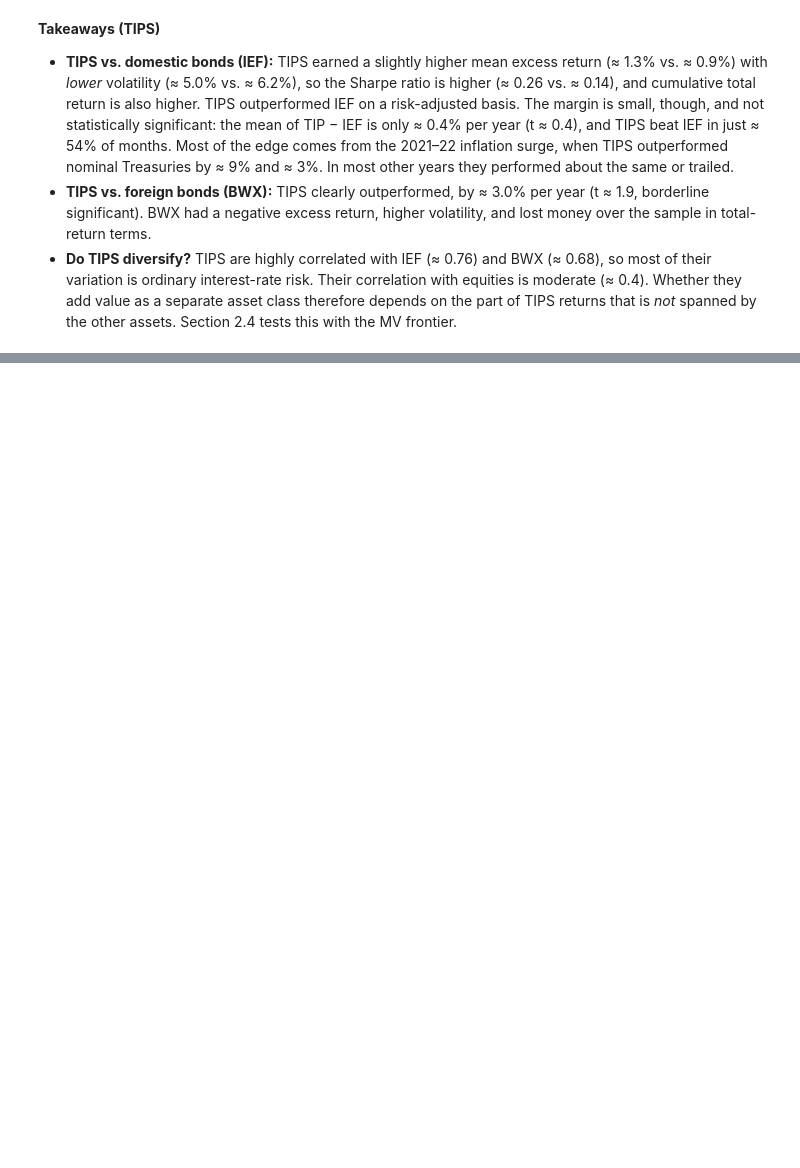
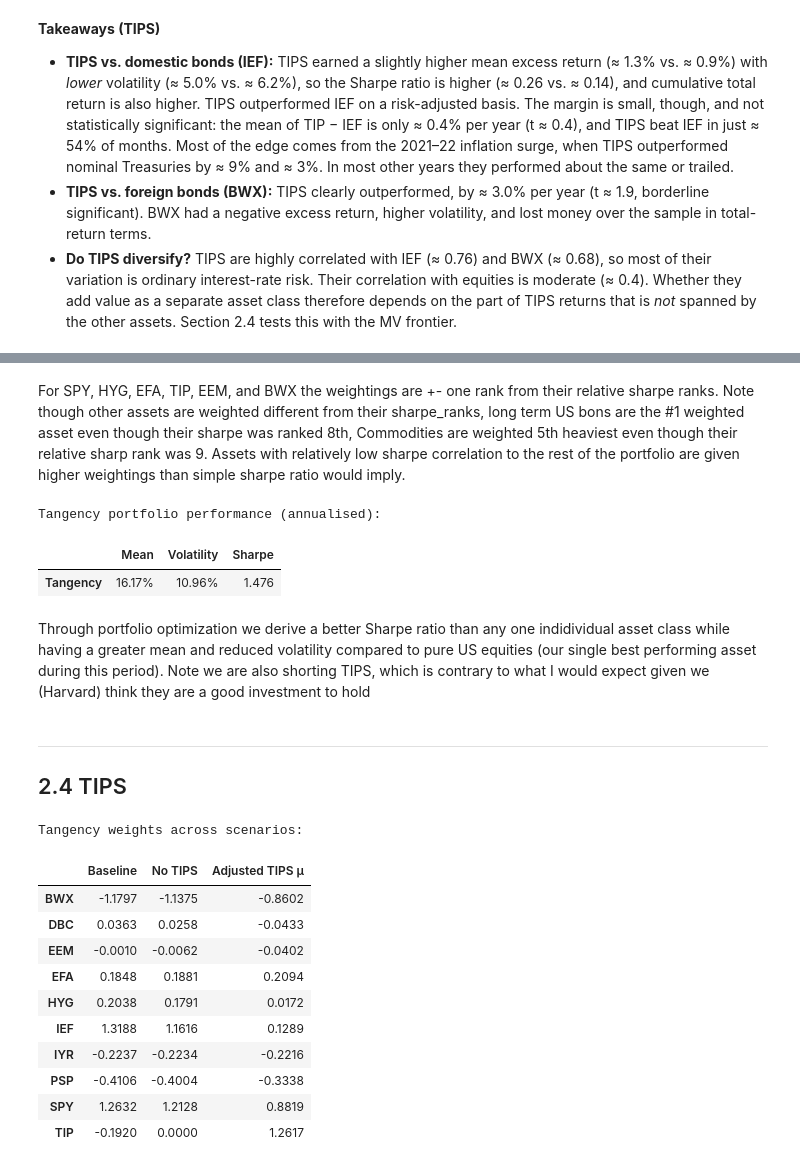
Before and after one commit to Brendon-Wang/harvard-endowment, a Jupyter notebook: harvard_endowment.ipynb, the cells around one changed output, grey strips where cells are left out. Drawn from its saved outputs; the diff is of its cells as text; code cells hidden in the pictures; blank space fills up the shorter version.

```diff
--- a/harvard_endowment.ipynb
+++ b/harvard_endowment.ipynb
@@ -214,0 +277,19 @@ plt.show()
+# %% [markdown]
+For SPY, HYG, EFA, TIP, EEM, and BWX the weightings are +- one rank from their relative sharpe ranks. Note though other assets are weighted different from their sharpe_ranks, long term US bons are the #1 weighted asset even though their sharpe was ranked 8th, Commodities are weighted 5th heaviest even though their relative sharp rank was 9. Assets with relatively low sharpe correlation to the rest of the portfolio are given higher weightings than simple sharpe ratio would imply.
+# %%
+# ── Tangency portfolio: mean, volatility, Sharpe ─────────────────────────────
+
+tan_rets = rets @ w_tan_s                     # time-series of portfolio returns
+tan_perf = performance_summary(tan_rets.to_frame('Tangency'))
+
+print('Tangency portfolio performance (annualised):')
+tan_perf.style.format({'Mean': '{:.2%}', 'Volatility': '{:.2%}', 'Sharpe': '{:.3f}'})
+# %% [output]
+Tangency portfolio performance (annualised):
+|  | Mean | Volatility | Sharpe |
+| Tangency | 16.17% | 10.96% | 1.476 |
+# %% [markdown]
+Through portfolio optimization we derive a better Sharpe ratio than any one indidividual asset class while having a greater mean and reduced volatility compared to pure US equities (our single best performing asset during this period). Note we are also shorting TIPS, which is contrary to what I would expect given we (Harvard) think they are a good investment to hold
+# %% [markdown]
+---
+## 2.4 TIPS
@@ -214,0 +332,23 @@ plt.show()
+# %%
+# ── Weight comparison (all three scenarios) ───────────────────────────────────
+weight_comp = pd.DataFrame({
+    'Baseline':               w_base,
+    'No TIPS':                w_no_tips,
+    'Adjusted TIPS μ':        w_adj,
+}).fillna(0)    # TIPS row shows 0 in No-TIPS column
+
+print('Tangency weights across scenarios:')
+weight_comp.style.format('{:.4f}').background_gradient(cmap='RdYlGn')
+# %% [output]
+Tangency weights across scenarios:
+|  | Baseline | No TIPS | Adjusted TIPS μ |
+| BWX | -1.1797 | -1.1375 | -0.8602 |
+| DBC | 0.0363 | 0.0258 | -0.0433 |
+| EEM | -0.0010 | -0.0062 | -0.0402 |
+| EFA | 0.1848 | 0.1881 | 0.2094 |
+| HYG | 0.2038 | 0.1791 | 0.0172 |
+| IEF | 1.3188 | 1.1616 | 0.1289 |
+| IYR | -0.2237 | -0.2234 | -0.2216 |
+| PSP | -0.4106 | -0.4004 | -0.3338 |
+| SPY | 1.2632 | 1.2128 | 0.8819 |
+| TIP | -0.1920 | 0.0000 | 1.2617 |
```
Also changed, not shown: parts of 10 cells of this notebook.
